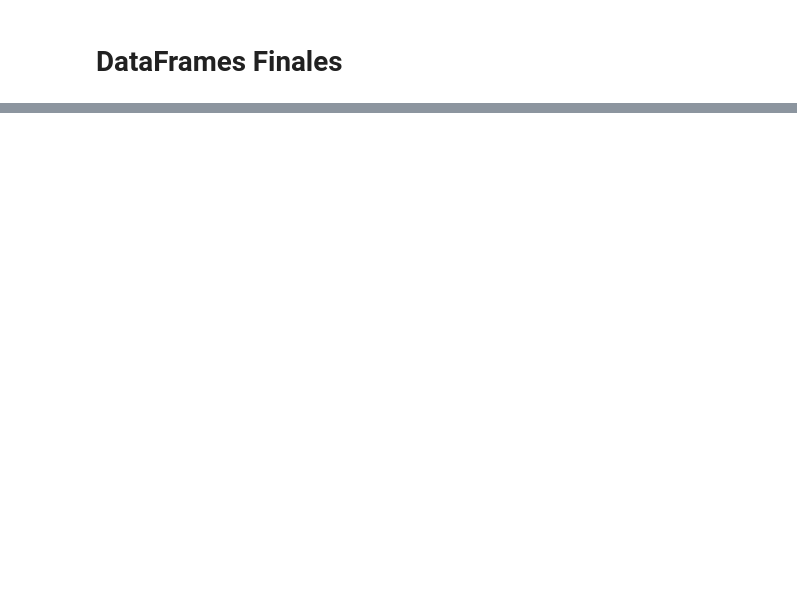
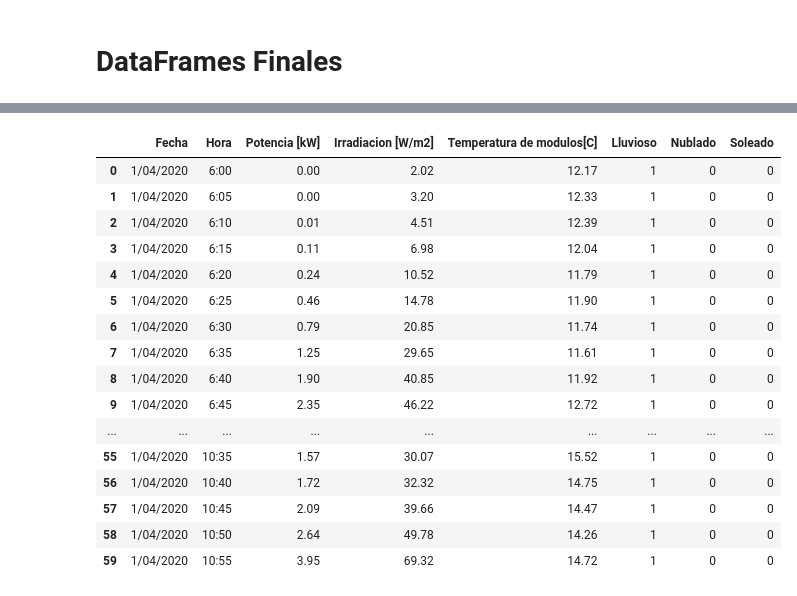
Before and after one commit to only-Robin/Proyecto-Electronica, a Jupyter notebook: DATOS SOLAR/Pre procesados/Clasificación de datos.ipynb, the cells around one changed output, grey strips where cells are left out. Drawn from its saved outputs; the diff is of its cells as text; code cells hidden in the pictures; blank space fills up the shorter version.

Commit message:
DataFrame final
Se edita el notebook para obtener un dataframe final para entrenar los futuros modelos ML

```diff
--- a/DATOS SOLAR/Pre procesados/Clasificación de datos.ipynb
+++ b/DATOS SOLAR/Pre procesados/Clasificación de datos.ipynb
@@ -308,0 +381,4 @@ Text(0, 0.5, 'Frecuencia')
+# %%
+dataFinal = pd.read_csv('DataFinalBeta.csv')
+dataFinal.drop('Unnamed: 0',axis = 1 ,inplace = True)
+dataFinal.head(15)
@@ -308,0 +418,13 @@ Text(0, 0.5, 'Frecuencia')
+# %%
+n = len(dataFinal)
+soleado1 = []
+nublado1 =[]
+lluvioso1 =[]
+
+for i in range(len(dataFinal)):
+    if i%10 == 0:
+        print(i*100/n)
+    for j in range(len(clima)):
+        if dataFinal['Fecha'][i] == clima['Fecha'][j]:
+            if dataFinal['Hora'][i][0] == clima['Hora'][j][0]:
+                soleado1[i] = clima.Soleado[j]
@@ -308,0 +450,34 @@ Text(0, 0.5, 'Frecuencia')
+# %%
+n = len(clima)
+soleado = []
+nublado  = []
+lluvioso = []
+
+for i in range(n):
+    soleado+=[clima['Soleado'][i]]*12
+    lluvioso+=[clima['Lluvioso'][i]]*12
+    nublado+=[clima['Nublado'][i]]*12
+
+dataFinal['Lluvioso'] = lluvioso
+dataFinal['Nublado'] = nublado
+dataFinal['Soleado'] = soleado
+# %%
+dataFinal.head(60)
+# %% [output]
+|  | Fecha | Hora | Potencia [kW] | Irradiacion [W/m2] | Temperatura de modulos[C] | Lluvioso | Nublado | Soleado |
+| 0 | 1/04/2020 | 6:00 | 0.00 | 2.02 | 12.17 | 1 | 0 | 0 |
+| 1 | 1/04/2020 | 6:05 | 0.00 | 3.20 | 12.33 | 1 | 0 | 0 |
+| 2 | 1/04/2020 | 6:10 | 0.01 | 4.51 | 12.39 | 1 | 0 | 0 |
+| 3 | 1/04/2020 | 6:15 | 0.11 | 6.98 | 12.04 | 1 | 0 | 0 |
+| 4 | 1/04/2020 | 6:20 | 0.24 | 10.52 | 11.79 | 1 | 0 | 0 |
+| 5 | 1/04/2020 | 6:25 | 0.46 | 14.78 | 11.90 | 1 | 0 | 0 |
+| 6 | 1/04/2020 | 6:30 | 0.79 | 20.85 | 11.74 | 1 | 0 | 0 |
+| 7 | 1/04/2020 | 6:35 | 1.25 | 29.65 | 11.61 | 1 | 0 | 0 |
+| 8 | 1/04/2020 | 6:40 | 1.90 | 40.85 | 11.92 | 1 | 0 | 0 |
+| 9 | 1/04/2020 | 6:45 | 2.35 | 46.22 | 12.72 | 1 | 0 | 0 |
+| ... | ... | ... | ... | ... | ... | ... | ... | ... |
+| 55 | 1/04/2020 | 10:35 | 1.57 | 30.07 | 15.52 | 1 | 0 | 0 |
+| 56 | 1/04/2020 | 10:40 | 1.72 | 32.32 | 14.75 | 1 | 0 | 0 |
+| 57 | 1/04/2020 | 10:45 | 2.09 | 39.66 | 14.47 | 1 | 0 | 0 |
+| 58 | 1/04/2020 | 10:50 | 2.64 | 49.78 | 14.26 | 1 | 0 | 0 |
+| 59 | 1/04/2020 | 10:55 | 3.95 | 69.32 | 14.72 | 1 | 0 | 0 |
```
Also changed, not shown: parts of 9 cells of this notebook, 1 other file.
